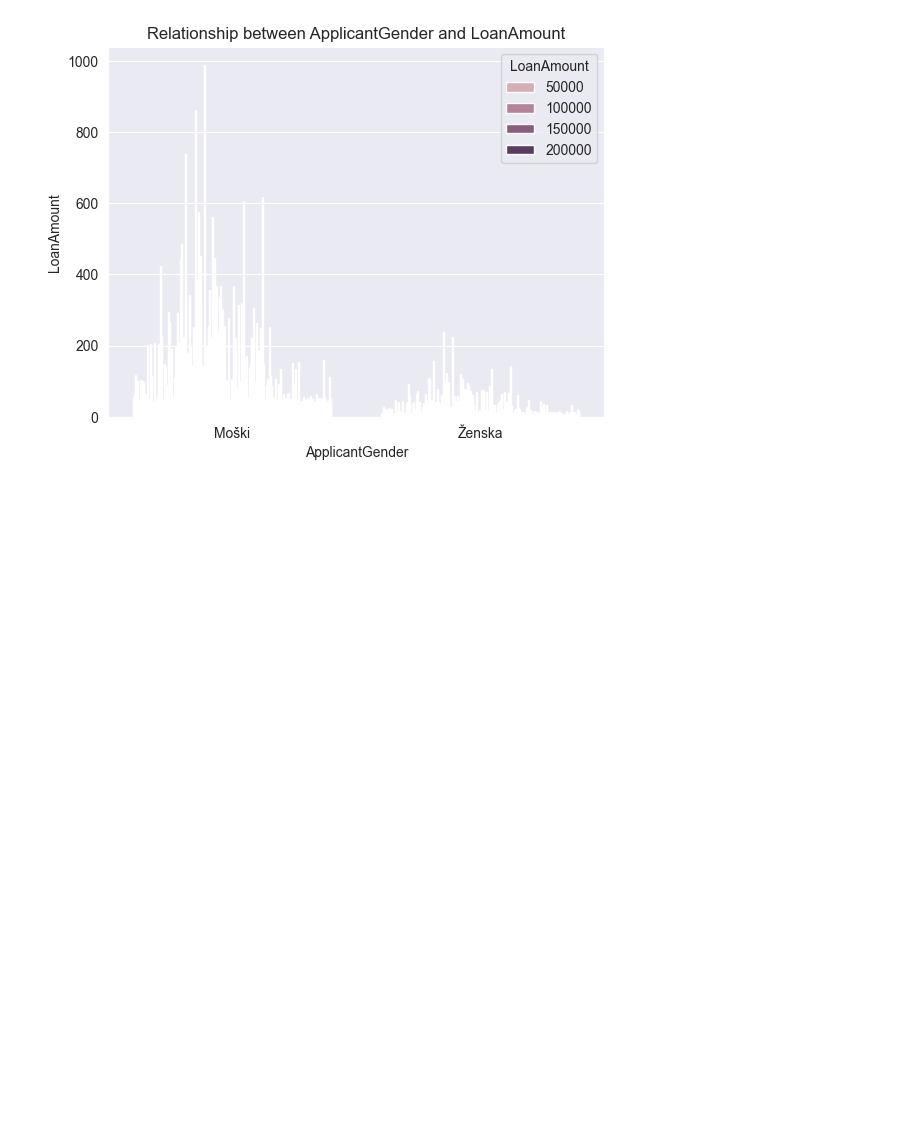
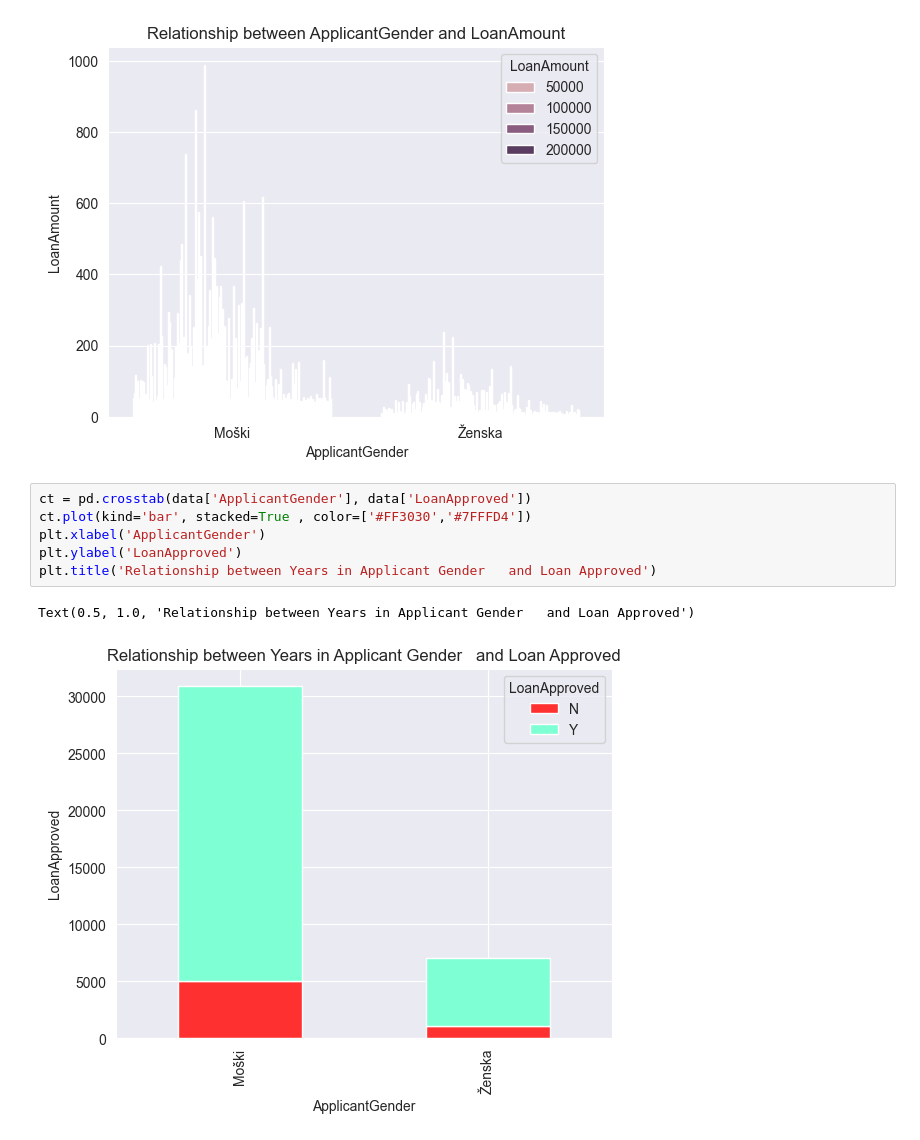
Before and after one commit to kaltrinabaliu/PergatitjaDheVizualizimiiTeDhenave, a Jupyter notebook: BankingDatasetForLoan.ipynb, the cells around one changed output. Drawn from its saved outputs; the diff is of its cells as text; blank space fills up the shorter version.

Commit message:
Relationship between Years in Applicant Gender   and Loan Approved image

```diff
--- a/BankingDatasetForLoan.ipynb
+++ b/BankingDatasetForLoan.ipynb
@@ -250,3 +248,12 @@ plt.title('Relationship between ApplicantGender and LoanAmount')
 plt.show()
 # %% [output]
 [figure]
+# %%
+ct = pd.crosstab(data['ApplicantGender'], data['LoanApproved'])
+ct.plot(kind='bar', stacked=True , color=['#FF3030','#7FFFD4'])
+plt.xlabel('ApplicantGender')
+plt.ylabel('LoanApproved')
+plt.title('Relationship between Years in Applicant Gender   and Loan Approved')
+# %% [output]
+Text(0.5, 1.0, 'Relationship between Years in Applicant Gender   and Loan Approved')
+[figure, added]
```
Also changed, not shown: parts of 1 cell of this notebook.
